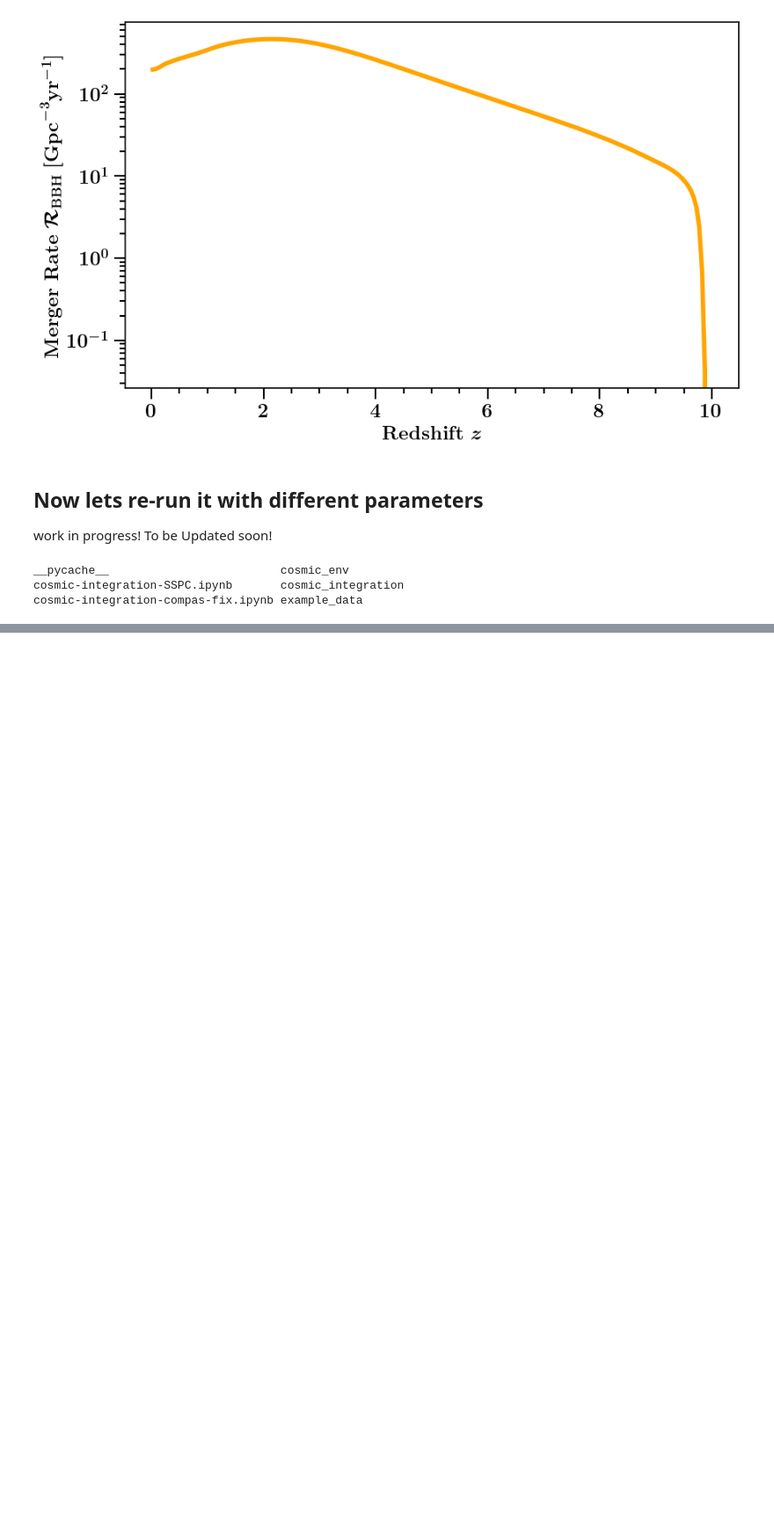
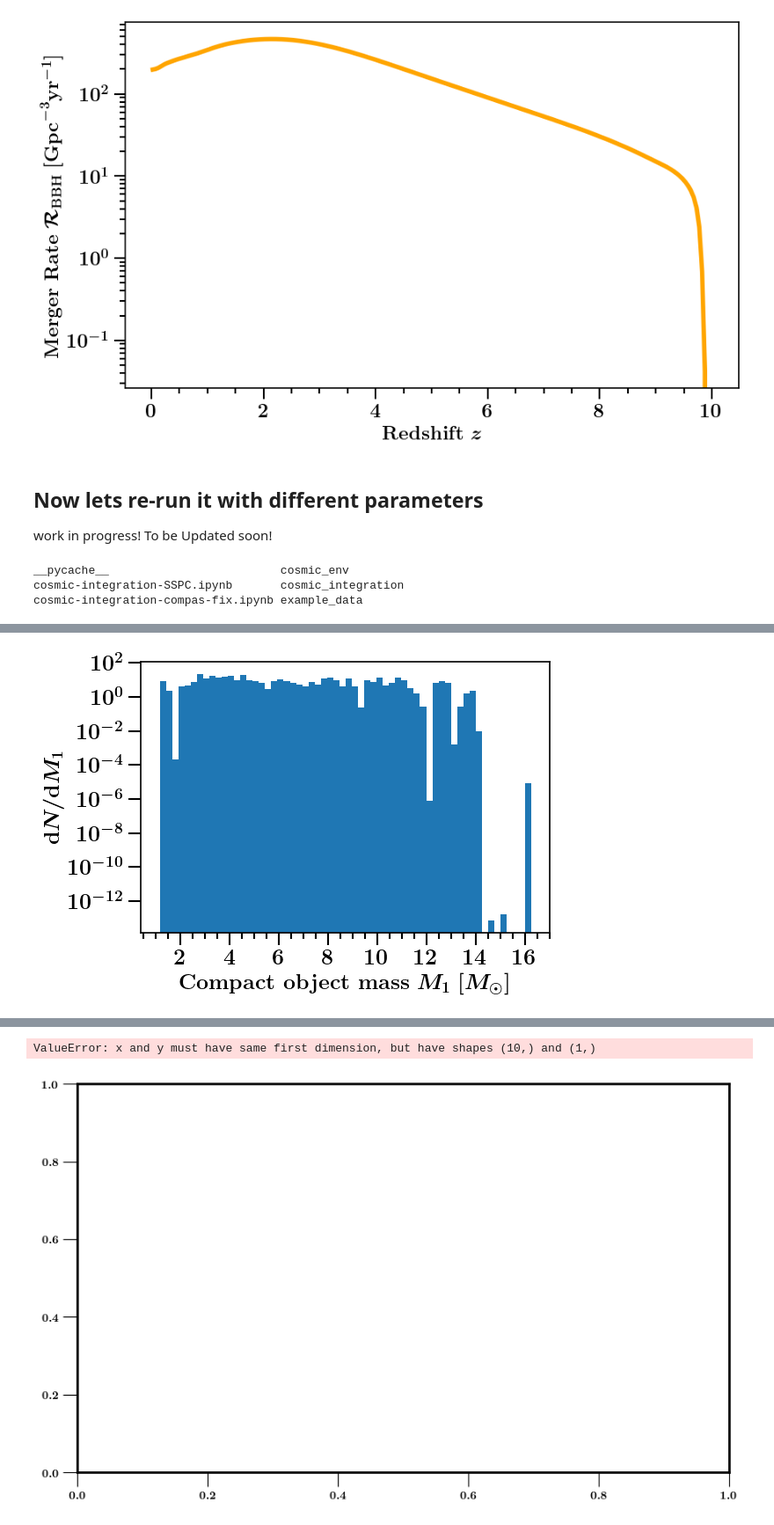
Before and after one commit to Aetherious/GROWL-catalog-public, a Jupyter notebook: CosmicIntegration/cosmic-integration-compas-fix.ipynb, the cells around one changed output, grey strips where cells are left out. Shown at 88% size. Cells and saved outputs as stored; diff of their text form; code cells hidden in the pictures; blank space fills up the shorter version.

```diff
--- a/CosmicIntegration/cosmic-integration-compas-fix.ipynb
+++ b/CosmicIntegration/cosmic-integration-compas-fix.ipynb
@@ -176,2 +185,78 @@ Appending rates took  0.0038869380950927734 s
 # %%
+path =  '/Users/floorbroekgaarden/Downloads/GROWL/Mandel24_modeldatasetCOMPAS/COMPASOutput.h5'
+fdata = h5.File(path, 'r')
+
+print(fdata.keys())
+print()
+print(fdata['BSE_Double_Compact_Objects'].keys())
+
+
+
+print()
+CI_key = 'Rates_mu00.035_muz-0.23_alpha0.0_sigma00.39_sigmaz0.1'
+print(fdata[CI_key].keys())
+# # print(fdata['data']['combined_dataframes'].keys())
+
+
+
+M1 = fdata['BSE_Double_Compact_Objects']['Mass(1)'][()]
+weights = fdata[CI_key]['merger_rate_z0'][()]
+DCOmask = fdata[CI_key]['DCOmask'][()]
+print(len(M1), len(weights), len(DCOmask), len(M1[DCOmask]))
+
+M1_BBHs = M1[DCOmask]
+
+
+
+f, ax= plt.subplots(ncols=1,nrows=1, figsize=(6,4))
+
+plt.hist(M1_BBHs, weights=weights, bins=60)
+#make fancy plot:
+fontsize=16
+xlabel = r'$\textbf{Compact object mass}$ $M_1$ $[M_{\odot}]$'
+ylabel = r'$\textbf{d}N/\textbf{d}M_1$'
+layoutAxes(ax=ax, nameX=xlabel, nameY=ylabel, fontsize=18) # this line is where the magic happens
+
+
+plt.yscale('log')
+
+plt.show()
+
+
+### let's plot the rate from the weights that were already provided in the orginal datafile ['Rates_mu00.025_muz-0.05_alpha-1.77_sigma01.125_sigmaz0.05_zBinned']
+
+## the parameters that belong to this (check from paper)
+# mu_0 = 0.025
+# mu_z = -0.05
+# sigma_0 = 1.125
+# sigma_z = 0.05
+
+merger_rate_per_binary_per_redshift = fdata[CI_key]['merger_rate'][()]
+print(merger_rate_per_binary_per_redshift)
+redshift_bin_edges   = fdata[CI_key]['redshifts'][()]
+
+# take the middle of the redshifts (they are currently bin edges)
+redshifts = (redshift_bin_edges[:-1] + redshift_bin_edges[1:])/2
+print(redshifts)
+merger_rate = np.sum(merger_rate_per_binary_per_redshift, axis=0)
+print(merger_rate)
+
+f, ax= plt.subplots(ncols=1,nrows=1, figsize=(10,6))
+
+plt.plot(redshifts, merger_rate, lw=4, color='orange')
+#make fancy plot:
+fontsize=16
+ylabel = r'$\textbf{Merger Rate}$ $\mathcal{R}_{\rm{BBH}}$ $[\rm{Gpc}^{-3} \rm{yr}^{-1}]$'
+xlabel = r'$\textbf{Redshift } z$'
+layoutAxes(ax=ax, nameX=xlabel, nameY=ylabel, fontsize=18) # this line is where the magic happens
+
+
+plt.yscale('log')
+
+plt.show()
+
+
+
+
+# # plt.show()
 # %% [output]
@@ -178,0 +269 @@ Appending rates took  0.0038869380950927734 s
+[figure, added]
@@ -178,0 +287,2 @@ Appending rates took  0.0038869380950927734 s
+ValueError: x and y must have same first dimension, but have shapes (10,) and (1,)
+[figure, added]
```
Also changed, not shown: parts of 5 cells of this notebook.
